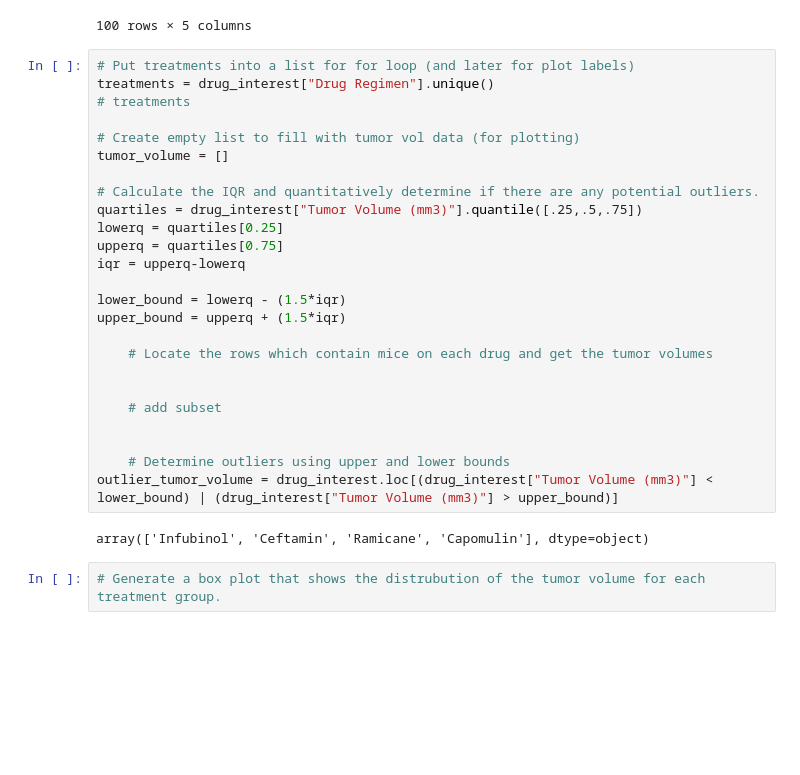
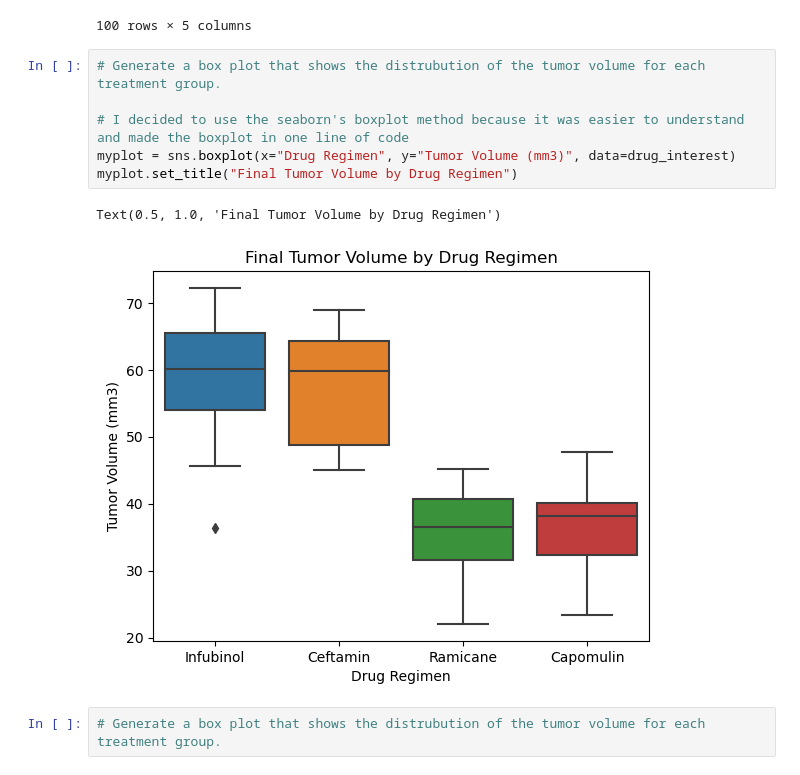
Before and after one commit to sarsteg/Pymaceuticals, a Jupyter notebook: pymaceuticals_analysis.ipynb, the cells around one changed output. Drawn from its saved outputs; the diff is of its cells as text; blank space fills up the shorter version.

```diff
--- a/pymaceuticals_analysis.ipynb
+++ b/pymaceuticals_analysis.ipynb
@@ -273,33 +277,15 @@ drug_interest
 | 1799 | z578 | 45 | 30.638696 | Ramicane | 16 |
 | 1784 | z581 | 45 | 62.754451 | Infubinol | 25 |
 100 rows × 5 columns
-# %%
-# Put treatments into a list for for loop (and later for plot labels)
-treatments = drug_interest["Drug Regimen"].unique()
-# treatments
-
-# Create empty list to fill with tumor vol data (for plotting)
-tumor_volume = []
-
-# Calculate the IQR and quantitatively determine if there are any potential outliers.
-quartiles = drug_interest["Tumor Volume (mm3)"].quantile([.25,.5,.75])
-lowerq = quartiles[0.25]
-upperq = quartiles[0.75]
-iqr = upperq-lowerq
-
-lower_bound = lowerq - (1.5*iqr)
-upper_bound = upperq + (1.5*iqr)
-
-    # Locate the rows which contain mice on each drug and get the tumor volumes
-
-
-    # add subset
-
-
-    # Determine outliers using upper and lower bounds
-outlier_tumor_volume = drug_interest.loc[(drug_interest["Tumor Volume (mm3)"] < lower_bound) | (drug_interest["Tumor Volume (mm3)"] > upper_bound)]
-# %% [output]
-array(['Infubinol', 'Ceftamin', 'Ramicane', 'Capomulin'], dtype=object)
+# %%
+# Generate a box plot that shows the distrubution of the tumor volume for each treatment group.
+
+# I decided to use the seaborn's boxplot method because it was easier to understand and made the boxplot in one line of code
+myplot = sns.boxplot(x="Drug Regimen", y="Tumor Volume (mm3)", data=drug_interest)
+myplot.set_title("Final Tumor Volume by Drug Regimen")
+# %% [output]
+Text(0.5, 1.0, 'Final Tumor Volume by Drug Regimen')
+[figure, added]
 # %%
 # Generate a box plot that shows the distrubution of the tumor volume for each treatment group.
 # %% [markdown]
```
Also changed, not shown: parts of 5 cells of this notebook, 1 other file.
